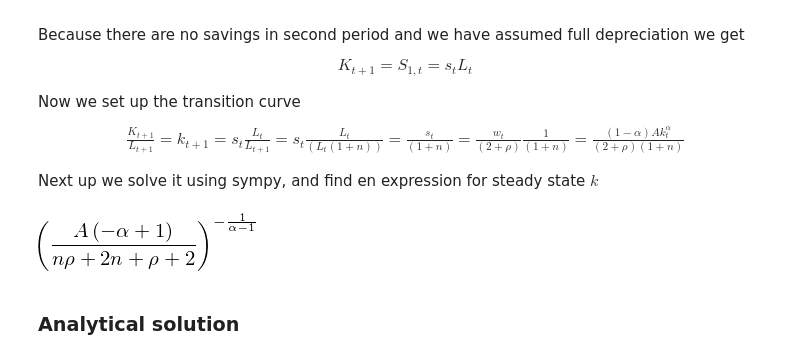
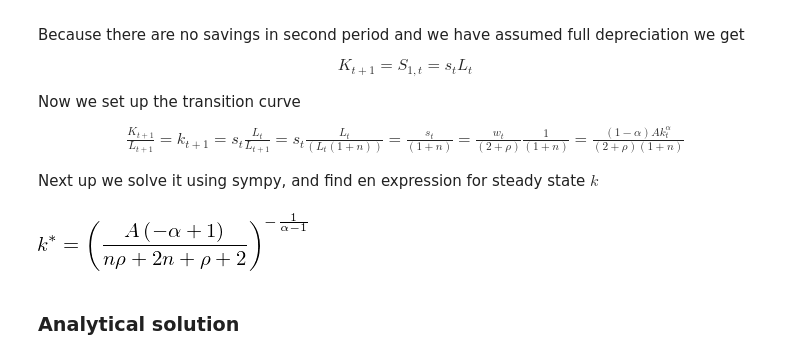
Before and after one commit to NumEconCopenhagen/projects-2019-nx31, a Jupyter notebook: modelproject/NX31_Model_Project.ipynb, the cells around one changed output. Drawn from its saved outputs; the diff is of its cells as text; code cells hidden in the pictures.

```diff
--- a/modelproject/NX31_Model_Project.ipynb
+++ b/modelproject/NX31_Model_Project.ipynb
@@ -111,20 +113,21 @@ sm.init_printing(use_unicode=True)
 # %%
 # Defines variables for sympy
-K = sm.symbols('K')
-L = sm.symbols('L')
+K_t = sm.symbols('K_t')
+L_t = sm.symbols('L_t')
 A = sm.symbols('A')
 alpha = sm.symbols('alpha')
 delta = sm.symbols('delta')
 rho = sm.symbols('rho')
-w = sm.symbols('w')
-r = sm.symbols('r')
+w_t = sm.symbols('w_t')
+r_t = sm.symbols('r_t')
 n = sm.symbols('n')
-k = sm.symbols('k')
+k_t = sm.symbols('k_t')
 Pi = sm.symbols('Pi')
 
-s = sm.symbols('s')
-U = sm.symbols('U')
+s_t = sm.symbols('s_t')
+U_t = sm.symbols('U_t')
 r_plus = sm.symbols('r_t+1')
+k = sm.symbols('k^*')
 
 d = sm.symbols('d')
 s_payg = sm.symbols('s_payg')
@@ -219,11 +210,11 @@ Now we set up the transition curve
 Next up we solve it using sympy, and find en expression for steady state $k$
 # %%
 # Solves transition curve to find SS k
-ss = sm.Eq(k,(((1-alpha)*A*(k**alpha))/((2+rho)*(1+n))))
-kss = sm.solve(ss,k)[0]
-kss
+ss = sm.Eq(k_t,(((1-alpha)*A*(k_t**alpha))/((2+rho)*(1+n))))
+kss = sm.solve(ss,k_t)[0]
+display(sm.Eq(k,kss))
 # %% [output]
-[figure, old version]
+[figure, new version]
 # %% [markdown]
 ### Analytical solution
 # %%
```
Also changed, not shown: parts of 20 cells of this notebook.
